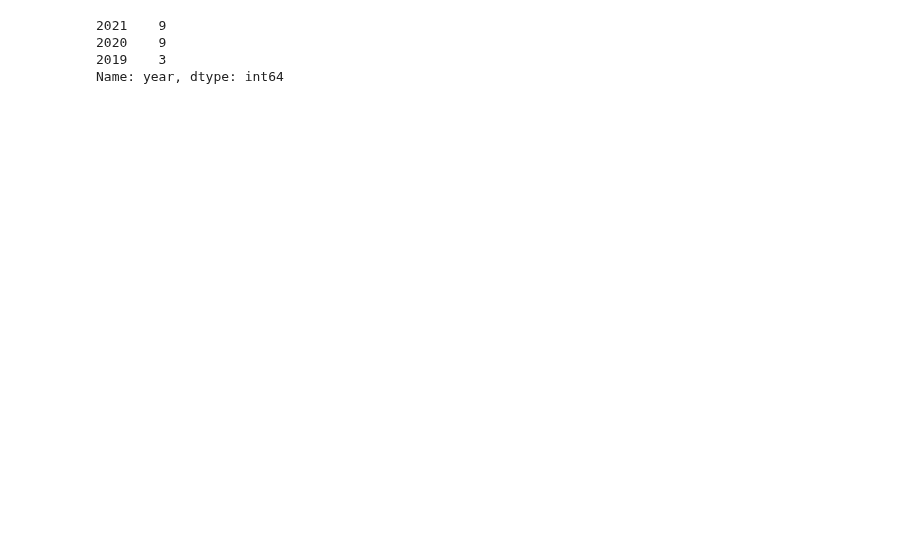
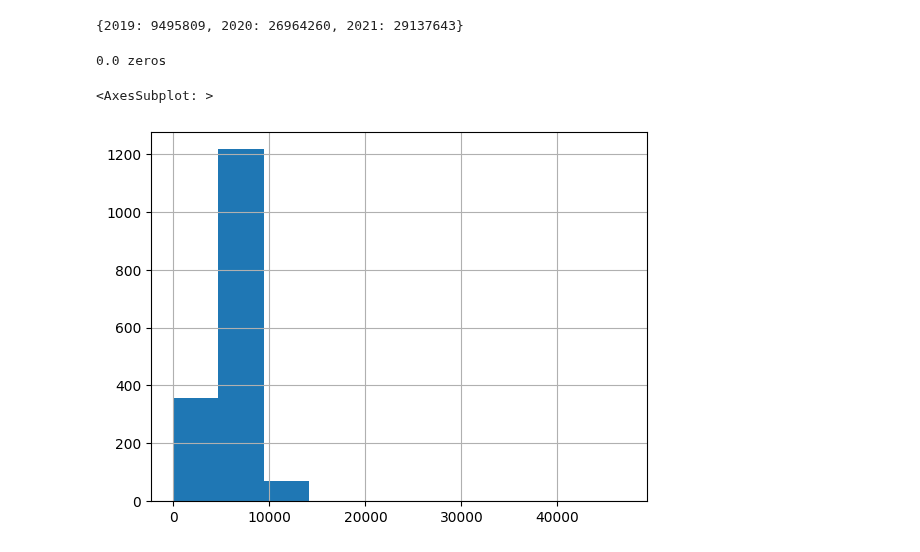
Before and after one commit to rxvl-d/lrmi-crawler, a Jupyter notebook: notebooks/04-explore-results-v2.ipynb, the cells around one changed output. Cells and saved outputs as stored; diff of their text form; code cells hidden in the pictures; blank space fills up the shorter version.

```diff
--- a/notebooks/04-explore-results-v2.ipynb
+++ b/notebooks/04-explore-results-v2.ipynb
@@ -15,16 +15,23 @@ files[:2]
-# %%
-files = pd.DataFrame([(f, int(f.split('/')[3]), f.split('/')[4].replace('.nq', '')) for f in files],
-             columns=['path', 'year', 'id'])
-# %%
-files.year.value_counts()
-# %% [output]
-2021    9
-2020    9
-2019    3
-Name: year, dtype: int64
-# %%
-def line_count(fpath):
-    with open(fpath) as f:
-        return len(list(f))
-
-files['line_count'] = [line_count(f) for f in files.path]
+# %%
+quad_count_by_year = {2019: 0, 2020: 0, 2021: 0}
+for fpath in tqdm(files):
+    year = int(fpath.split('/')[3])
+    with open(fpath) as f:
+        quad_count_by_year[year] += len(list(f))
+# %%
+quad_count_by_year
+# %% [output]
+{2019: 9495809, 2020: 26964260, 2021: 29137643}
+# %%
+quad_count_dist_by_year = {2019: [], 2020: [], 2021: []}
+for fpath in tqdm(files):
+    year = int(fpath.split('/')[3])
+    with open(fpath) as f:
+        quad_count_dist_by_year[year].append(len(list(f)))
+# %%
+print(len([c for c in quad_count_dist_by_year[2019] if c == 0]) / len(quad_count_dist_by_year[2019]), 'zeros')
+display(pd.Series(quad_count_dist_by_year[2019]).hist())
+# %% [output]
+0.0 zeros
+<AxesSubplot: >
+[figure, added]
```
Also changed, not shown: parts of 19 cells of this notebook, 9 other files.
